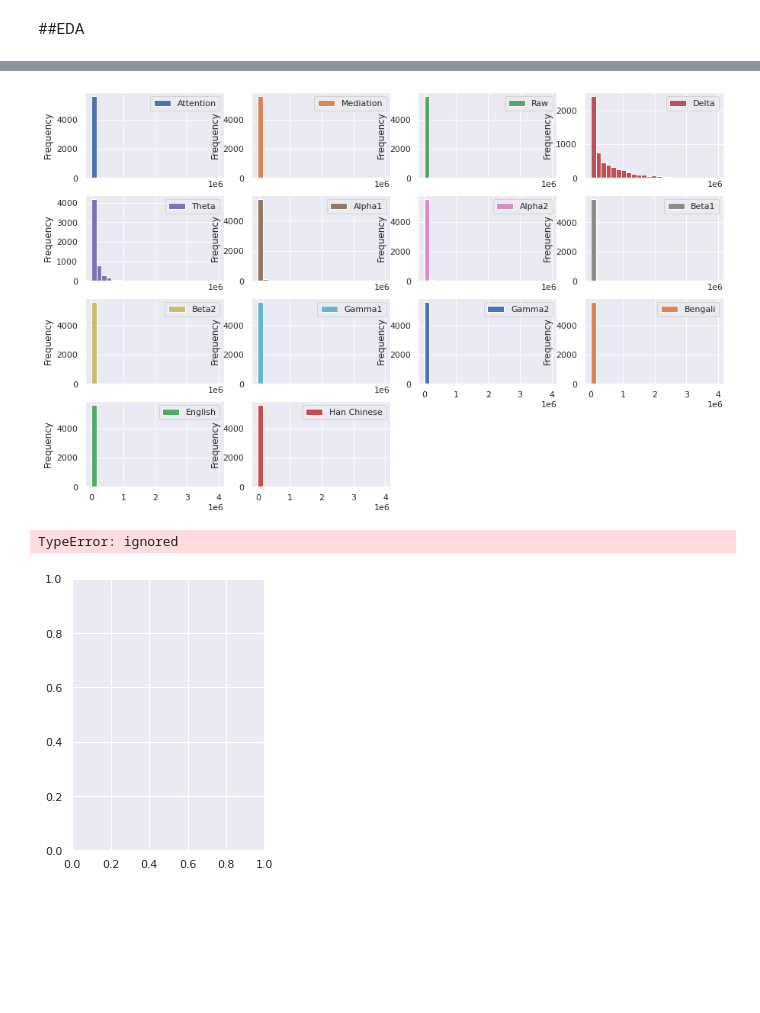
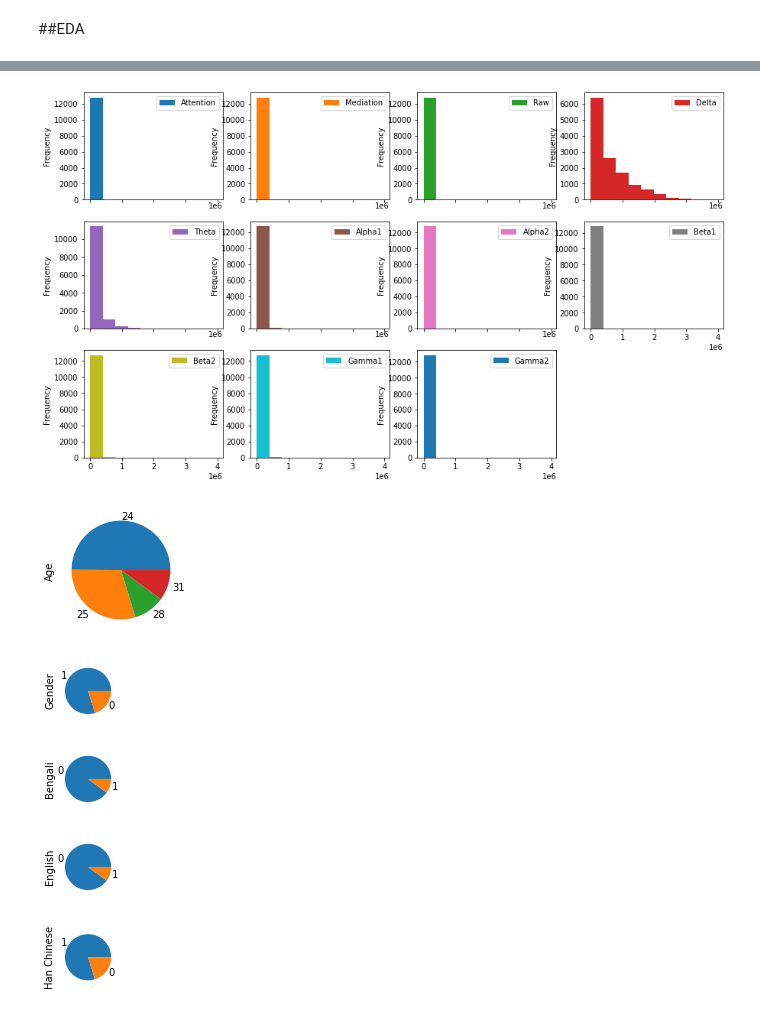
Before and after one commit to abdul-coder/crypto, a Jupyter notebook: Welcome_To_Colaboratory.ipynb, the cells around one changed output, grey strips where cells are left out. Saved outputs shown, nothing was run; the diff lists cells and outputs as text; code cells hidden in the pictures; blank space fills up the shorter version.

```diff
--- a/Welcome_To_Colaboratory.ipynb
+++ b/Welcome_To_Colaboratory.ipynb
@@ -116 +122,3 @@ data
+# %%
+data['Label'] = data['Label'].astype('int')
 # %%
@@ -132,5 +140,5 @@ array(['Han Chinese', 'English', 'Bengali'], dtype=object)
 # %%
 ethnicity_dummies = pd.get_dummies(data['Ethnicity'])
 data = pd.concat([data, ethnicity_dummies], axis=1)
-data = data.drop('Ethnicity', axis=1)
+data = data.drop(['Ethnicity'], axis=1)
 # %%
@@ -201,16 +204,19 @@ plt.show()
 # %%
-features[continuous_features].plot(kind='hist',bins=25, figsize=(15,12), subplots=True, layout=(5,4))
+features[continuous_features].plot(kind='hist', figsize=(15,15), subplots=True, layout=(5,4))
 plt.show()
 # %% [output]
-[figure, old version]
+[figure, new version]
 # %%
 plt.figure(figsize=(20,5))
 for feature in categorical_features:
-  plt.subplot(1, 5, categorical_features.index(feature) + 1)
+  plt.subplot(2, 5,categorical_features.index(feature)+1)
   features[feature].value_counts().plot(kind='pie')
-plt.show()
+  plt.show()
 # %% [output]
-TypeError: ignored
-[figure, old version]
+[figure, new version]
+[figure, added]
+[figure, added]
+[figure, added]
+[figure, added]
 # %%
 plt.figure(figsize=(8, 8))
```
Also changed, not shown: parts of 40 cells of this notebook.
